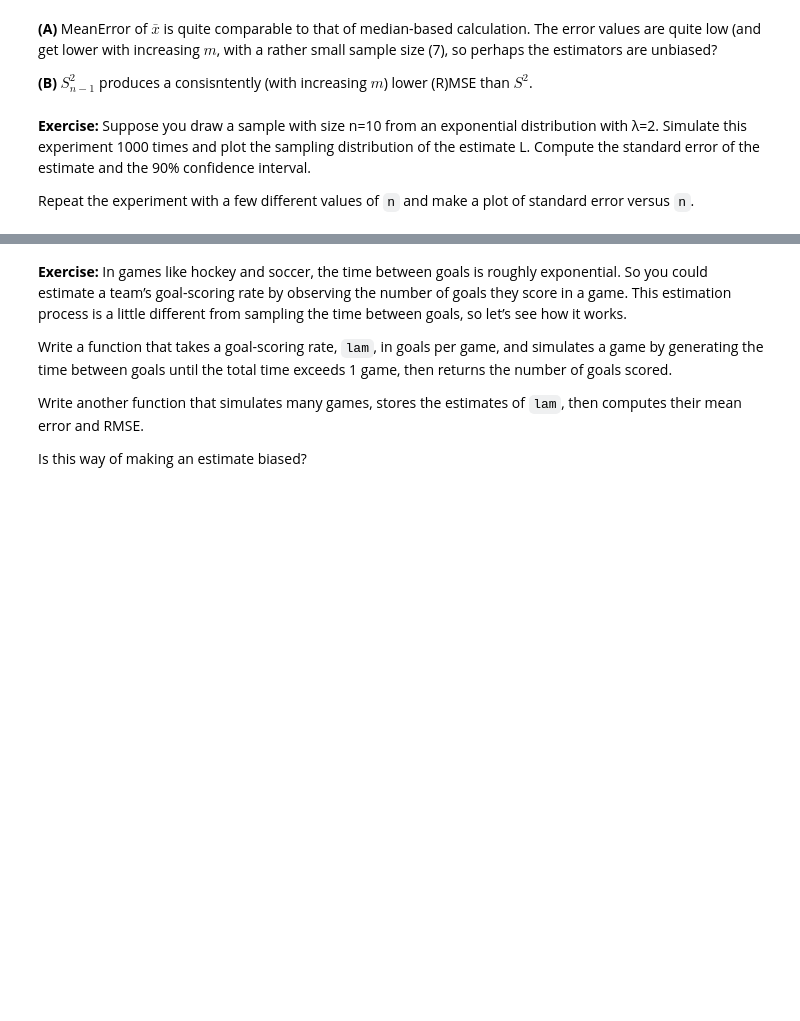
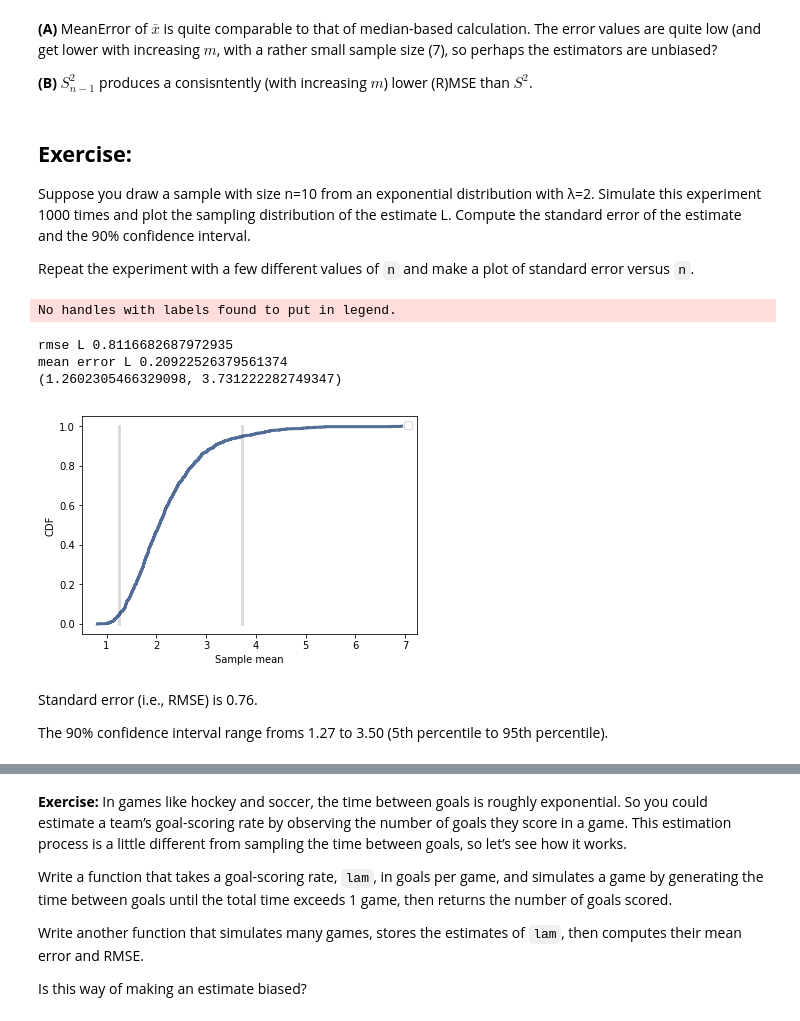
Before and after one commit to ijmiller2/ThinkStats2, a Jupyter notebook: code/chap08ex.ipynb, the cells around one changed output, grey strips where cells are left out. Drawn from its saved outputs; the diff is of its cells as text; code cells hidden in the pictures; blank space fills up the shorter version.

Commit message:
Completed exercise 2.

```diff
--- a/code/chap08ex.ipynb
+++ b/code/chap08ex.ipynb
@@ -271,4 +270,5 @@ MSE unbiased 0.5786241202155111
 # %% [markdown]
-**Exercise:** Suppose you draw a sample with size n=10 from an exponential distribution with λ=2. Simulate this experiment 1000 times and plot the sampling distribution of the estimate L. Compute the standard error of the estimate and the 90% confidence interval.
+## **Exercise:**
+Suppose you draw a sample with size n=10 from an exponential distribution with λ=2. Simulate this experiment 1000 times and plot the sampling distribution of the estimate L. Compute the standard error of the estimate and the 90% confidence interval.
 
 Repeat the experiment with a few different values of `n` and make a plot of standard error versus `n`.
@@ -278,0 +275,43 @@ Repeat the experiment with a few different values of `n` and make a plot of stan
+# %%
+n = 10
+m = 1000
+lam = 2
+
+def exp5(n=10,m=1000):
+    means = []
+    for _ in range(m):
+        xs = np.random.exponential(1.0/lam,n)
+        L = 1 / np.mean(xs)
+        means.append(L)
+
+    print('rmse L', RMSE(means, lam))
+    print('mean error L', MeanError(means, lam))
+
+    return means, RMSE(means, lam)
+
+means, rmse = exp5()
+
+cdf = thinkstats2.MakeCdfFromList(means)
+ci = cdf.Percentile(5), cdf.Percentile(95)
+
+def VertLine(x, y=1):
+    thinkplot.Plot([x, x], [0, y], color='0.8', linewidth=3)
+
+VertLine(ci[0])
+VertLine(ci[1])
+
+thinkplot.Cdf(cdf)
+thinkplot.Config(xlabel='Sample mean',
+                 ylabel='CDF')
+
+print(ci)
+# %% [output]
+No handles with labels found to put in legend.
+rmse L 0.8116682687972935
+mean error L 0.20922526379561374
+(1.2602305466329098, 3.731222282749347)
+[figure, added]
+# %% [markdown]
+Standard error (i.e., RMSE) is 0.76.
+
+The 90% confidence interval range froms 1.27 to 3.50 (5th percentile to 95th percentile).
```
Also changed, not shown: parts of 12 cells of this notebook.
